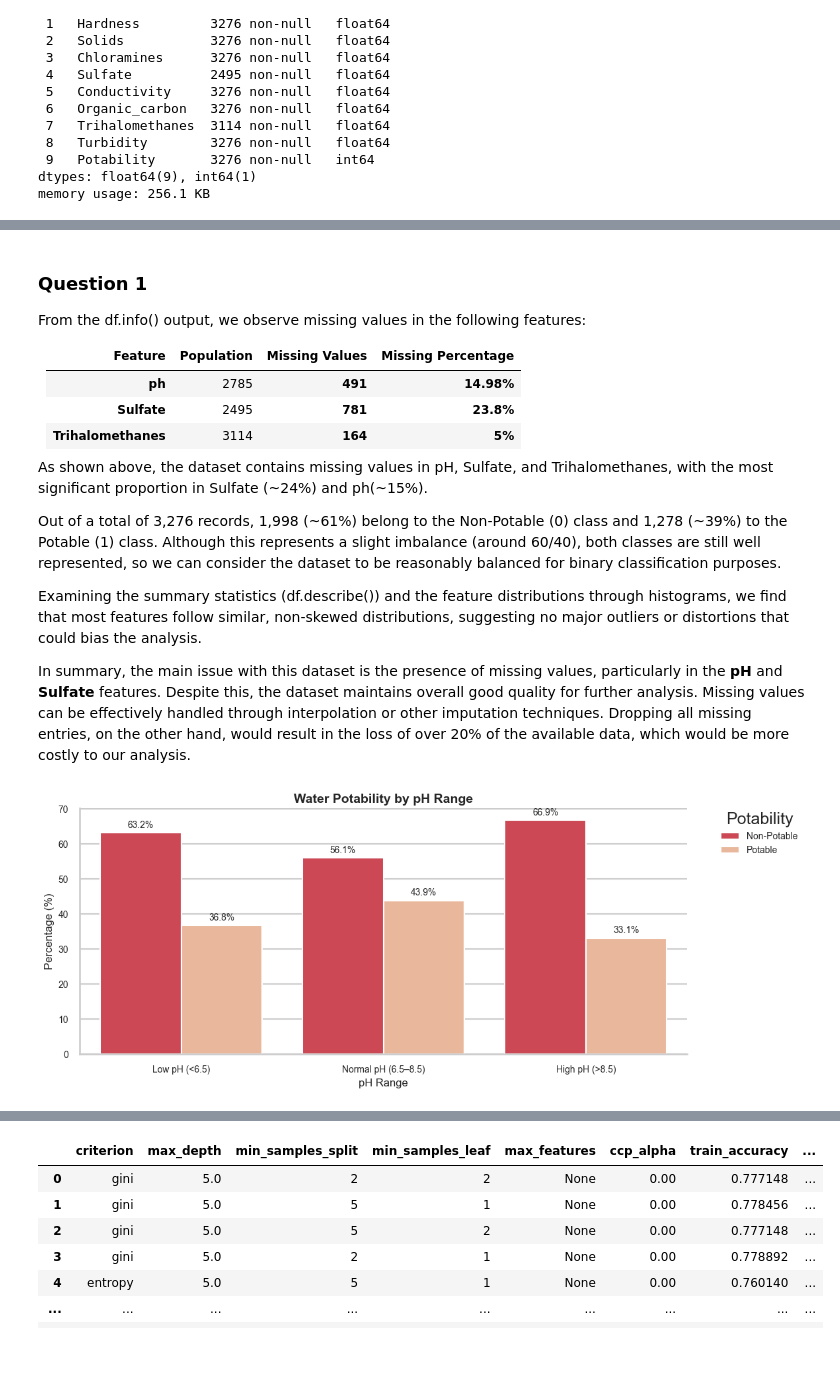
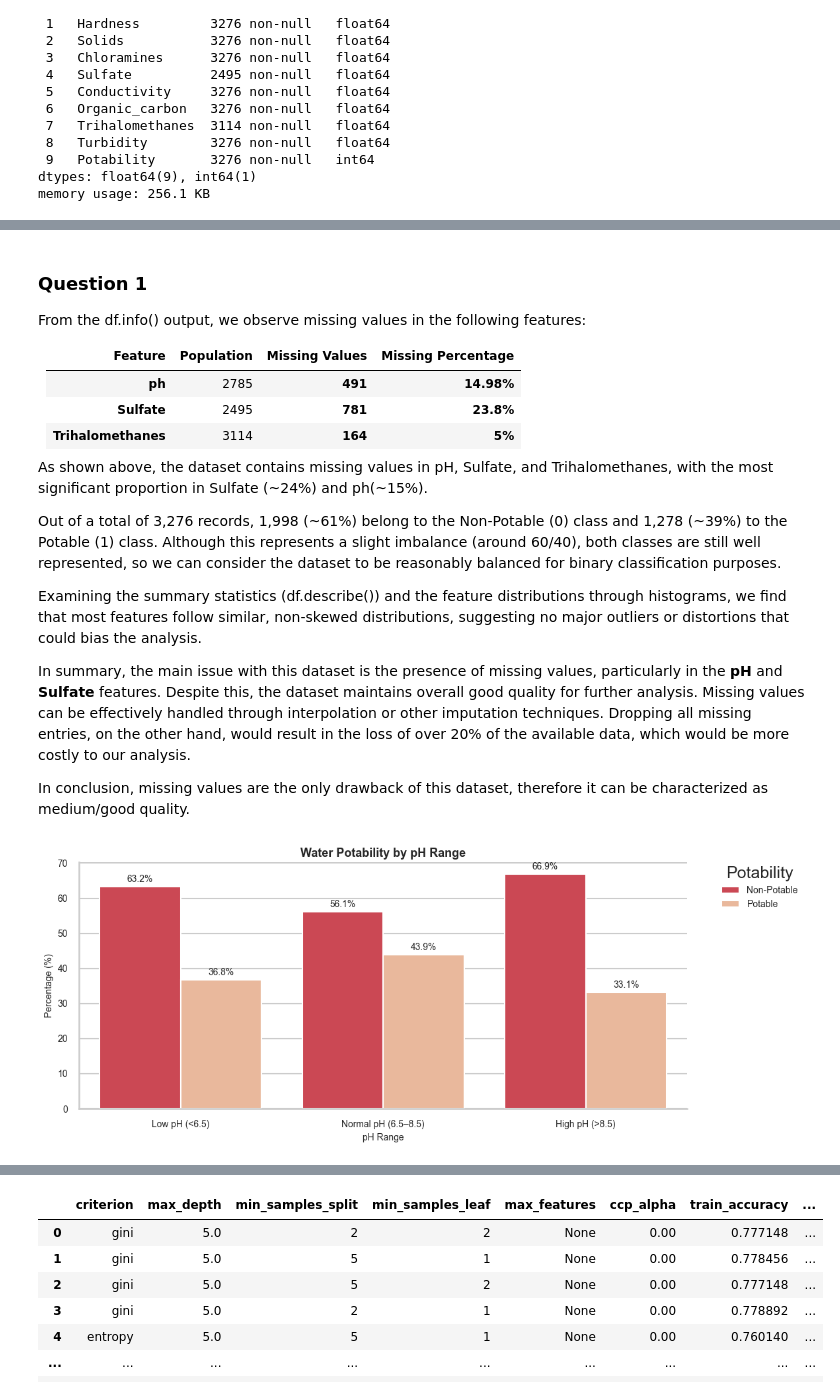
Before and after one commit to vagzikopis/DWS_ML, a Jupyter notebook: Exercise_2/water_analysis.ipynb, the cells around one changed output, grey strips where cells are left out. Drawn from its saved outputs; the diff is of its cells as text; code cells hidden in the pictures; blank space fills up the shorter version.

```diff
--- a/Exercise_2/water_analysis.ipynb
+++ b/Exercise_2/water_analysis.ipynb
@@ -1,5 +1,17 @@
 # %%
+import matplotlib.pyplot as plt
 import pandas as pd
+import seaborn as sns
+
+# Plot settings
+# Seaborn theme
+sns.set_theme(style="whitegrid", context="talk")
+palette = sns.color_palette("rocket")
+suptitle_fontsize = 14
+title_fontsize = 13
+axis_fontsize = 10
+label_fontsize = 10
+legend_fontsize = 10
 
 df = pd.read_csv("water_potability.csv")
 df.head()
@@ -122,6 +131,8 @@ Out of a total of 3,276 records, 1,998 (~61%) belong to the Non-Potable (0) clas
 Examining the summary statistics (df.describe()) and the feature distributions through histograms, we find that most features follow similar, non-skewed distributions, suggesting no major outliers or distortions that could bias the analysis.
 
 In summary, the main issue with this dataset is the presence of missing values, particularly in the **pH** and **Sulfate** features. Despite this, the dataset maintains overall good quality for further analysis. Missing values can be effectively handled through interpolation or other imputation techniques. Dropping all missing entries, on the other hand, would result in the loss of over 20% of the available data, which would be more costly to our analysis.
+
+In conclusion, missing values are the only drawback of this dataset, therefore it can be characterized as medium/good quality.
 # %%
 # Define split function
 def ph_category(ph):
@@ -159,7 +170,6 @@ palette = {
 }
 hue_order = ["Non-Potable", "Potable"]
 
-# Create the plot
 plt.figure(figsize=(12, 5))
 ax = sns.barplot(
     data=ph_melted,
@@ -170,42 +180,42 @@ ax = sns.barplot(
     palette=palette,
     order=order,
 )
-plt.title("Water Potability by pH Range", fontsize=14, weight="bold")
-plt.xlabel("pH Range", fontsize=12)
-plt.ylabel("Percentage (%)", fontsize=12)
-plt.xticks(fontsize=10)
-plt.yticks(fontsize=10)
+plt.title("Water Potability by pH Range", fontsize=title_fontsize, weight="bold")
+plt.xlabel("pH Range", fontsize=label_fontsize)
+plt.ylabel("Percentage (%)", fontsize=label_fontsize)
+plt.xticks(fontsize=label_fontsize)
+plt.yticks(fontsize=label_fontsize)
 
 # Move legend outside the plot
 ax.legend(
     title="Potability",
     bbox_to_anchor=(1.05, 1),
     loc="upper left",
     borderaxespad=0,
     frameon=False,
-    fontsize=10,
+    fontsize=legend_fontsize,
 )
 
 # Annotate bar values
 for rect in ax.patches:
     height = rect.get_height()
     if height > 0:
         ax.text(
             rect.get_x() + rect.get_width() / 2,
             height + 0.8,
             f"{height:.1f}%",
             ha="center",
             va="bottom",
-            fontsize=10,
+            fontsize=legend_fontsize,
         )
 
 sns.despine()
 plt.tight_layout()
 plt.show()
 
 df.drop(columns=["ph_range"], inplace=True)
 # %% [output]
-[figure, old version]
+[figure, new version]
 # %% [markdown]
 ### Question 2
 The statement of WHO is that the suggested levels of ph in potable water are **6.5 <= ph <= 8.5**.
```
Also changed, not shown: parts of 9 cells of this notebook.
